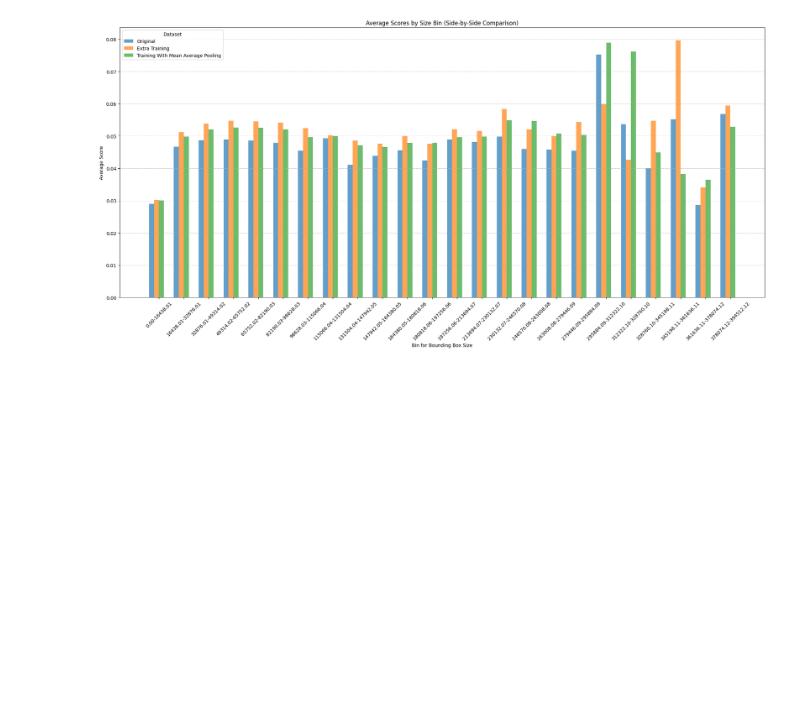
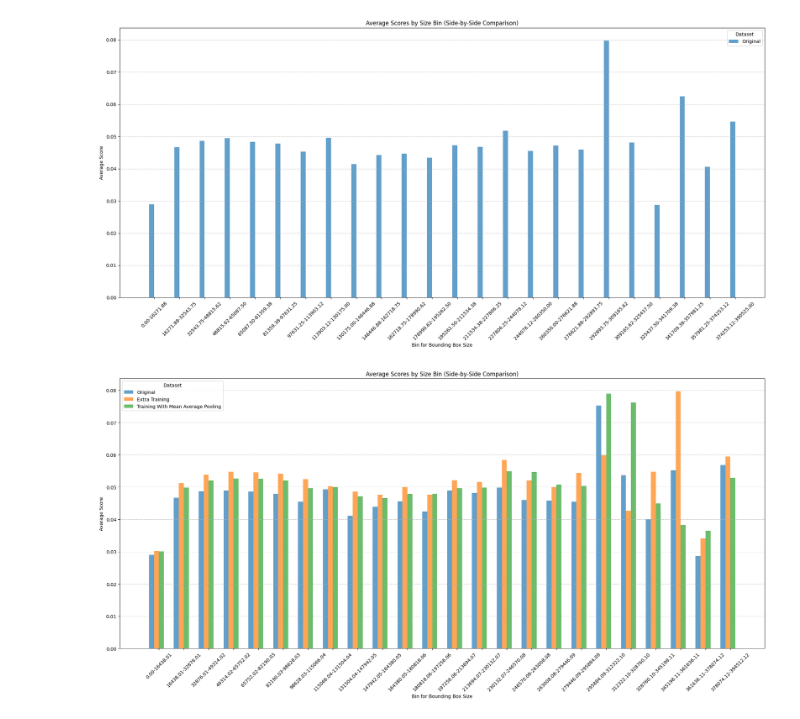
Before and after one commit to Isaacwilliam4/yolov7, a Jupyter notebook: compvision_final_project/notebooks/size_dist_confidence.ipynb, the cells around one changed output. Saved outputs shown, nothing was run; the diff lists cells and outputs as text; code cells hidden in the pictures; blank space fills up the shorter version.

```diff
--- a/compvision_final_project/notebooks/size_dist_confidence.ipynb
+++ b/compvision_final_project/notebooks/size_dist_confidence.ipynb
@@ -179,6 +179,14 @@ def plot_prediction_results_side_by_side(pred_paths, numbins, labels):
         scores_list.append(np.array(scores))
 
     plot_average_score_bins_side_by_side(areas_list, scores_list, numbins, labels)
+# %%
+plot_prediction_results_side_by_side(
+    ['../experiment_predictions/original_predictions.json'],
+    numbins=25,
+    labels=["Original"]
+)
+# %% [output]
+[figure, added]
 # %%
 plot_prediction_results_side_by_side(
     ['../experiment_predictions/original_predictions.json',
```
Also changed, not shown: 5 other files.
